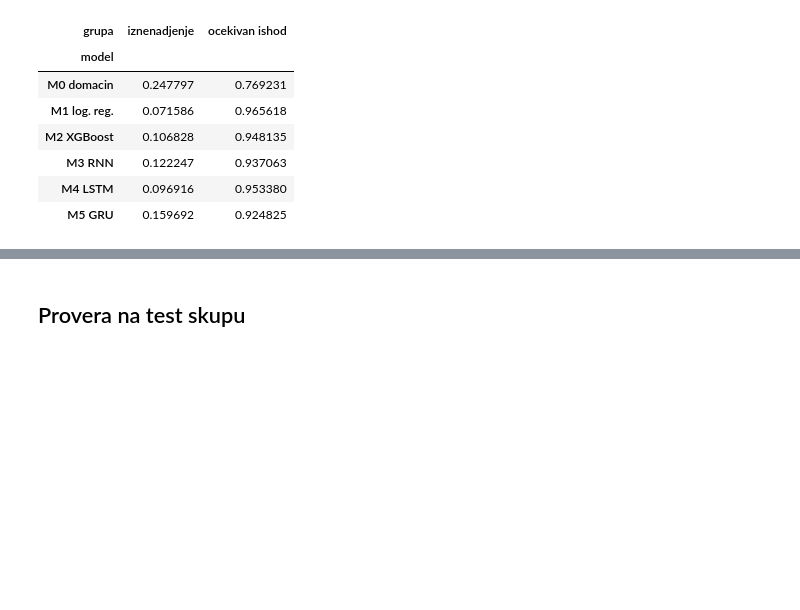
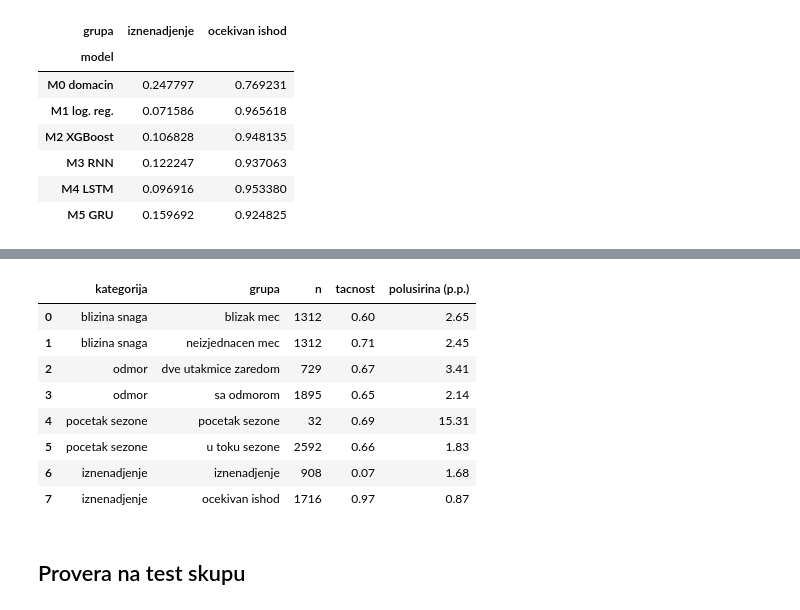
Before and after one commit to janaaas/ML_projekat, a Jupyter notebook: notebooks/05-03-analiza-gresaka.ipynb, the cells around one changed output, grey strips where cells are left out. Drawn from its saved outputs; the diff is of its cells as text; code cells hidden in the pictures; blank space fills up the shorter version.

Commit message:
ispravi nalaze iz pregleda: prosek po semenima, intervali po podgrupi, provera spajanja

```diff
--- a/notebooks/05-03-analiza-gresaka.ipynb
+++ b/notebooks/05-03-analiza-gresaka.ipynb
@@ -262,3 +271,45 @@ df_upset.pivot(index="model", columns="grupa", values="tacnost").loc[plotting.MO
+# %%
+def wilson_interval(n_correct, n_total, confidence=0.95):
+    """Vilsonov interval poverenja za tacnost - isti racun kao u svesci 05-02."""
+    z = stats.norm.ppf(1 - (1 - confidence) / 2)
+    p = n_correct / n_total
+    denom = 1 + z**2 / n_total
+    center = (p + z**2 / (2 * n_total)) / denom
+    margin = z * np.sqrt(p * (1 - p) / n_total + z**2 / (4 * n_total**2)) / denom
+    return center - margin, center + margin
+
+
+def velicine_grupa(df_grupe, model="M1 log. reg."):
+    """Broj meceva po grupi i polusirina Vilsonovog intervala, u procentnim poenima."""
+    redovi = []
+    for kategorija, df_grupa in df_grupe.items():
+        for _, red in df_grupa[df_grupa["model"] == model].iterrows():
+            donja, gornja = wilson_interval(round(red["tacnost"] * red["n"]), red["n"])
+            redovi.append({
+                "kategorija": kategorija, "grupa": red["grupa"], "n": red["n"],
+                "tacnost": red["tacnost"], "polusirina (p.p.)": (gornja - donja) / 2 * 100,
+            })
+    return pd.DataFrame(redovi)
+
+
+GRUPE_VALIDACIJA = {
+    "blizina snaga": df_elo_gap,
+    "odmor": df_rest,
+    "pocetak sezone": df_season,
+    "iznenadjenje": df_upset,
+}
+
+velicine_grupa(GRUPE_VALIDACIJA).round(2)
+# %% [output]
+|  | kategorija | grupa | n | tacnost | polusirina (p.p.) |
+| 0 | blizina snaga | blizak mec | 1312 | 0.60 | 2.65 |
+| 1 | blizina snaga | neizjednacen mec | 1312 | 0.71 | 2.45 |
+| 2 | odmor | dve utakmice zaredom | 729 | 0.67 | 3.41 |
+| 3 | odmor | sa odmorom | 1895 | 0.65 | 2.14 |
+| 4 | pocetak sezone | pocetak sezone | 32 | 0.69 | 15.31 |
+| 5 | pocetak sezone | u toku sezone | 2592 | 0.66 | 1.83 |
+| 6 | iznenadjenje | iznenadjenje | 908 | 0.07 | 1.68 |
+| 7 | iznenadjenje | ocekivan ishod | 1716 | 0.97 | 0.87 |
 # %% [markdown]
 ## Provera na test skupu
 # %% [markdown]
```
Also changed, not shown: parts of 9 cells of this notebook.
